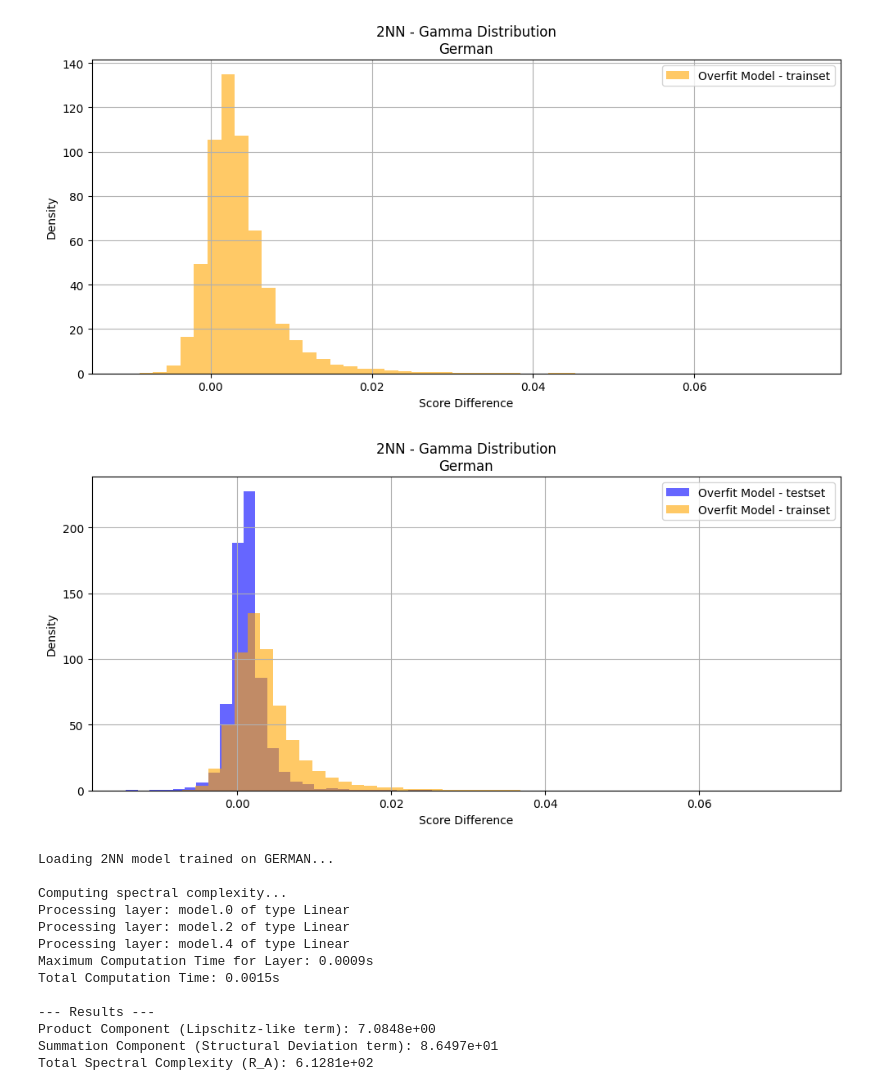
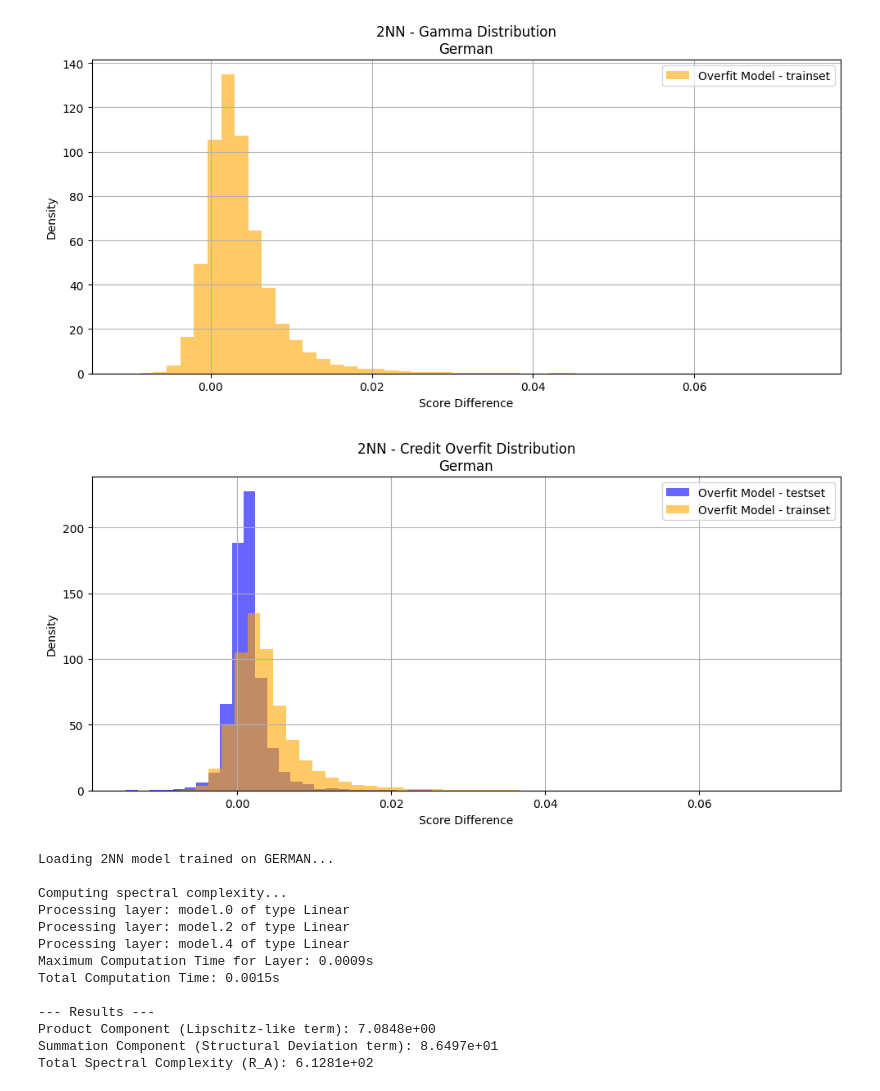
Before and after one commit to SamanwaySadhu/Privacy-Preserving-Overfitting-Detection, a Jupyter notebook: tabular_model_experiments/spectral_norm_2fc_credit.ipynb, the cells around one changed output. Drawn from its saved outputs; the diff is of its cells as text; code cells hidden in the pictures.

Commit message:
Update credit experiments

```diff
--- a/tabular_model_experiments/spectral_norm_2fc_credit.ipynb
+++ b/tabular_model_experiments/spectral_norm_2fc_credit.ipynb
@@ -228,18 +228,18 @@ plt.show()
 # %%
 plt.figure(figsize=(10, 5))
 # plt.hist(underfit, bins=50, alpha=0.6, label="Underfit Model", color="green", density=True)
 plt.hist(overfit_test, bins=50, alpha=0.6, label="Overfit Model - testset", color="blue", density=True)
 plt.hist(overfit_train, bins=50, alpha=0.6, label="Overfit Model - trainset", color="orange", density=True)
 plt.xlabel("Score Difference")
 plt.ylabel("Density")
-plt.title(f"2NN - Gamma Distribution\nGerman")
+plt.title(f"2NN - Credit Overfit Distribution")
 plt.legend()
 plt.grid(True)
 plt.tight_layout()
-plt.savefig("gamma_hist_2nn_german_overfit.png")
+plt.savefig("gamma_hist_2nn_credit_overfit.png")
 plt.show()
 # %% [output]
-[figure, old version]
+[figure, new version]
 # %%
 correct_train = compute_gamma_distribution("ckpt_2fc_credit/epoch_1000.pth", True)
 correct_test = compute_gamma_distribution("ckpt_2fc_credit/epoch_1000.pth", False)
```
Also changed, not shown: parts of 6 cells of this notebook.
